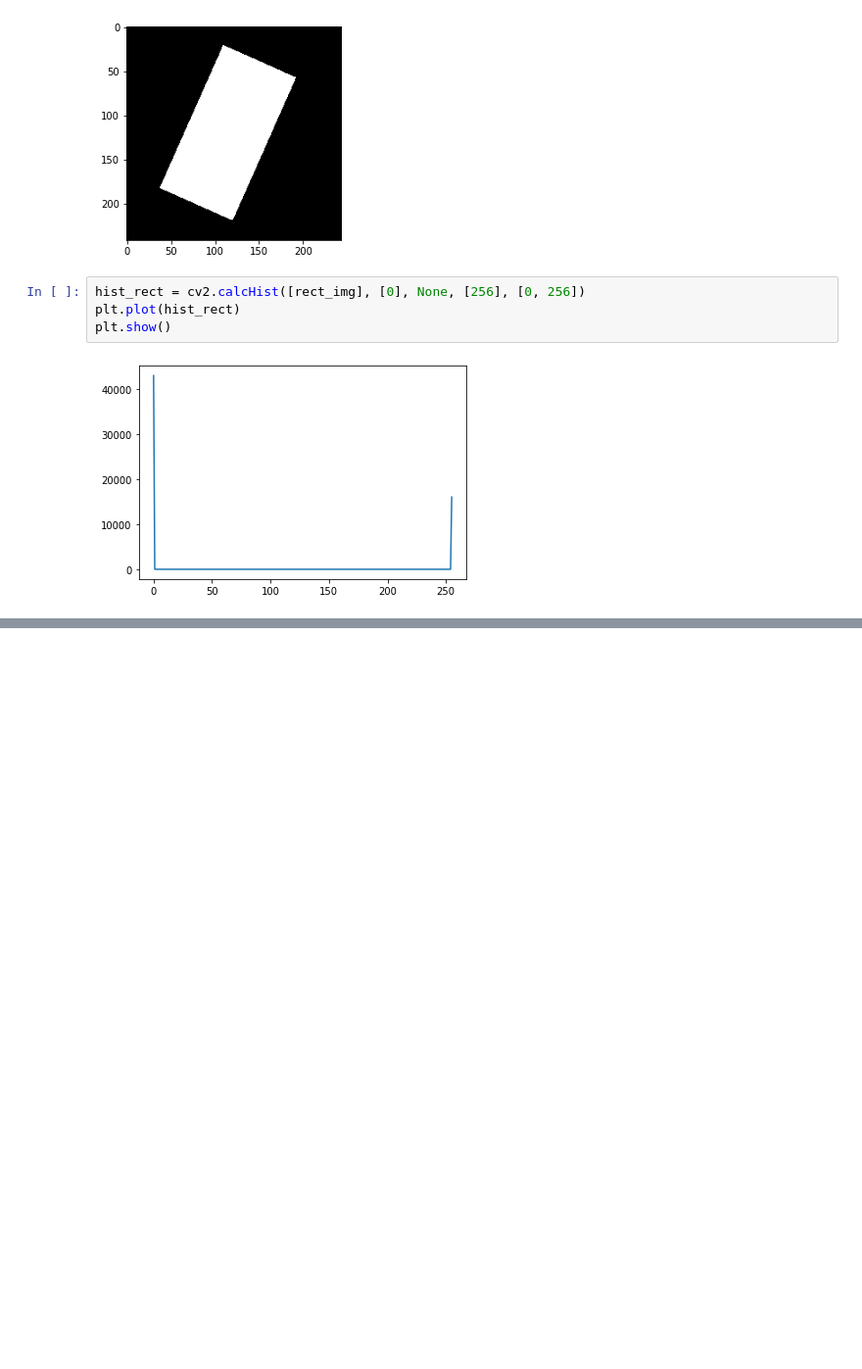
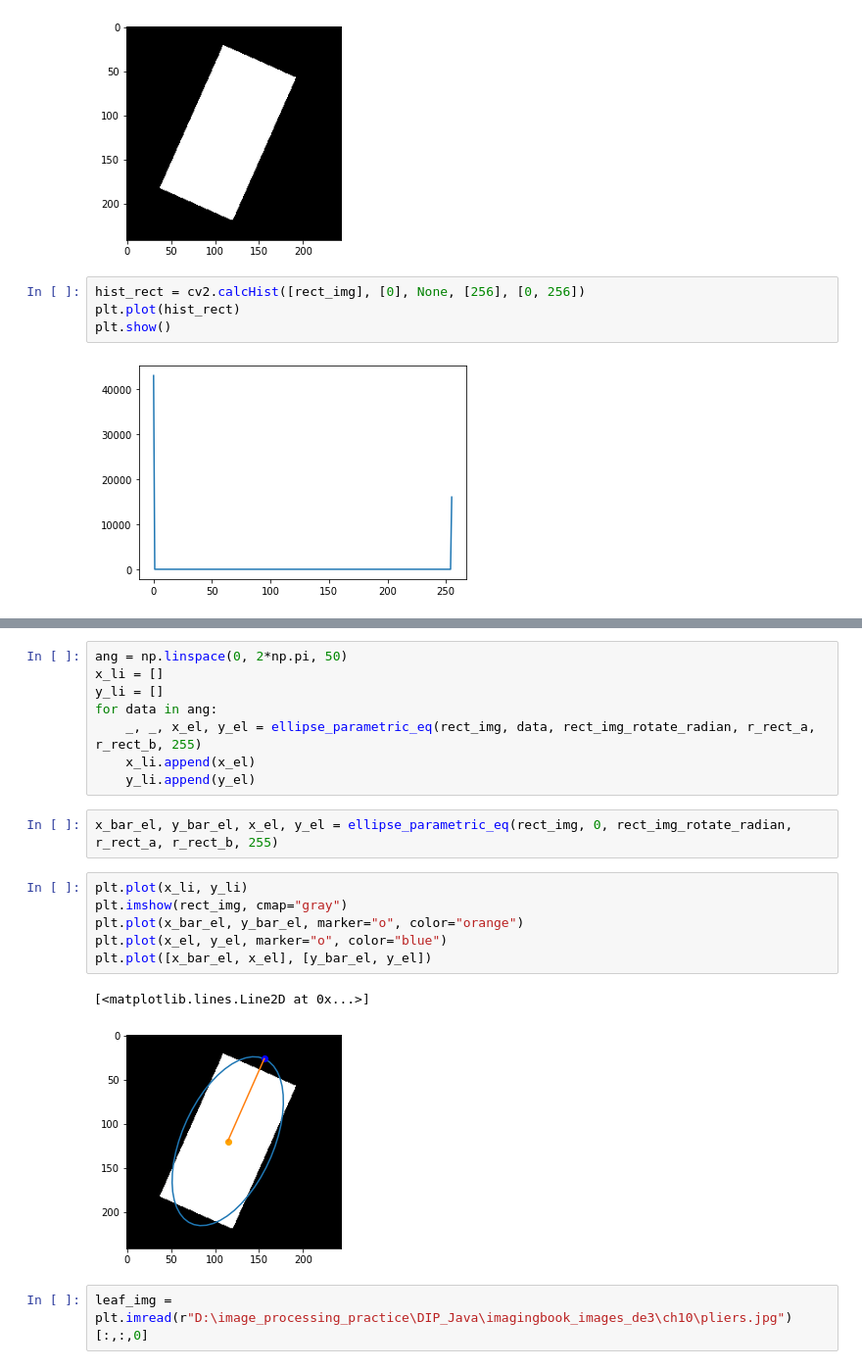
Before and after one commit to CaQtiml/img_processing_practice, a Jupyter notebook: DIP_burge/ch10/properties.ipynb, the cells around one changed output, grey strips where cells are left out. Shown at 98% size. Drawn from its saved outputs; the diff is of its cells as text; blank space fills up the shorter version.

```diff
--- a/DIP_burge/ch10/properties.ipynb
+++ b/DIP_burge/ch10/properties.ipynb
@@ -79,0 +144,21 @@ print(rect_img_rotate_degree)
+# %%
+ang = np.linspace(0, 2*np.pi, 50)
+x_li = []
+y_li = []
+for data in ang:
+    _, _, x_el, y_el = ellipse_parametric_eq(rect_img, data, rect_img_rotate_radian, r_rect_a, r_rect_b, 255)
+    x_li.append(x_el)
+    y_li.append(y_el)
+# %%
+x_bar_el, y_bar_el, x_el, y_el = ellipse_parametric_eq(rect_img, 0, rect_img_rotate_radian, r_rect_a, r_rect_b, 255)
+# %%
+plt.plot(x_li, y_li)
+plt.imshow(rect_img, cmap="gray")
+plt.plot(x_bar_el, y_bar_el, marker="o", color="orange")
+plt.plot(x_el, y_el, marker="o", color="blue")
+plt.plot([x_bar_el, x_el], [y_bar_el, y_el])
+# %% [output]
+[<matplotlib.lines.Line2D at 0x...>]
+[figure, added]
+# %%
+leaf_img = plt.imread(r"D:\image_processing_practice\DIP_Java\imagingbook_images_de3\ch10\pliers.jpg")[:,:,0]
```
Also changed, not shown: parts of 19 cells of this notebook.
